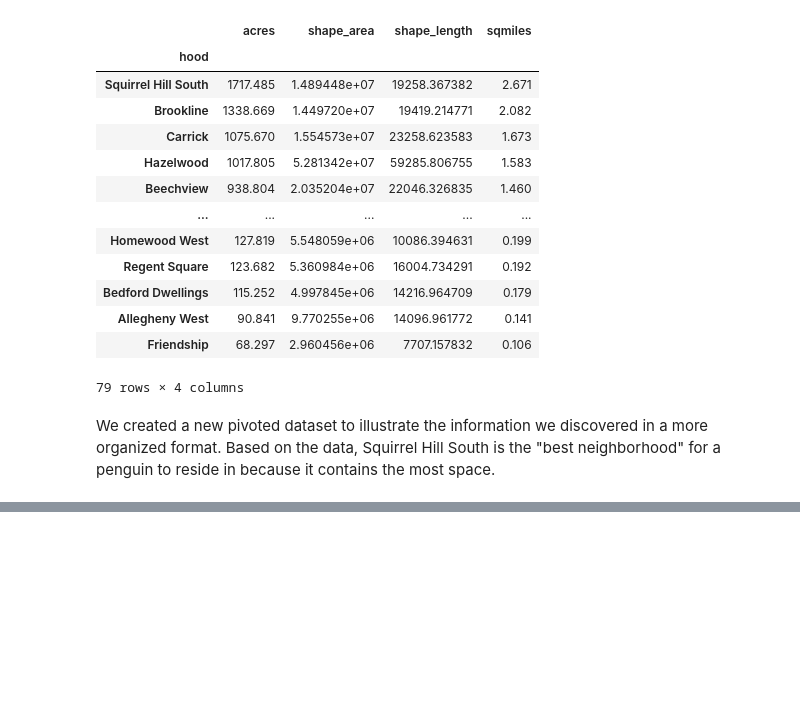
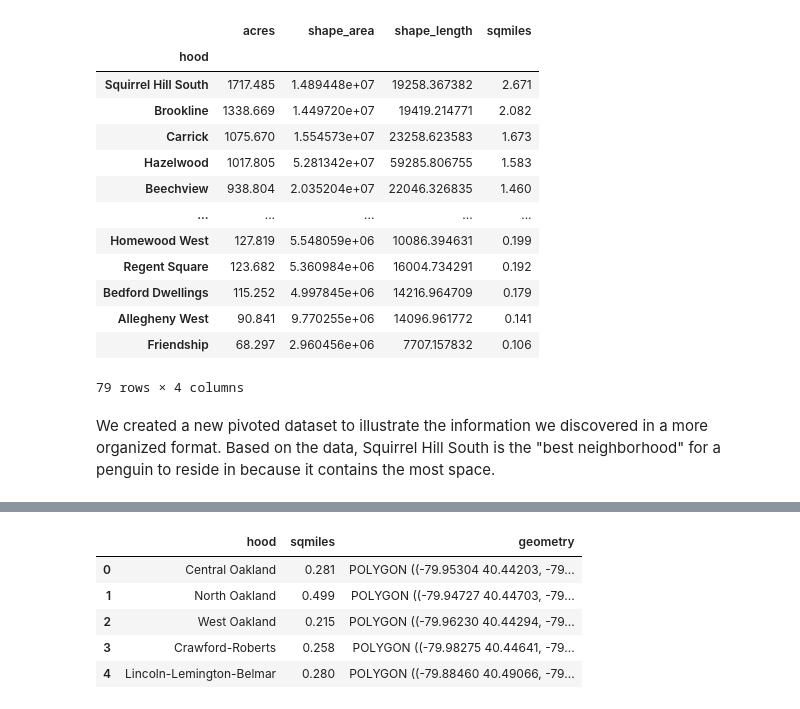
Before and after one commit to 23agowda/Final-Project, a Jupyter notebook: Final-Personal-Together.ipynb, the cells around one changed output, grey strips where cells are left out. Saved outputs shown, nothing was run; the diff lists cells and outputs as text; code cells hidden in the pictures; blank space fills up the shorter version.

```diff
--- a/Final-Personal-Together.ipynb
+++ b/Final-Personal-Together.ipynb
@@ -144,0 +155,12 @@ We created a new pivoted dataset to illustrate the information we discovered in
+# %%
+#Merging the map with the data
+census = geopandas.read_file("CensusShape/2010_Census_Tracts.shp") # read in the shapefile
+censusMerge = census.merge(neighborhood, how='left', left_on='hood', right_on='hood')
+censusMerge[['hood','sqmiles','geometry']].head()
+# %% [output]
+|  | hood | sqmiles | geometry |
+| 0 | Central Oakland | 0.281 | POLYGON ((-79.95304 40.44203, -79... |
+| 1 | North Oakland | 0.499 | POLYGON ((-79.94727 40.44703, -79... |
+| 2 | West Oakland | 0.215 | POLYGON ((-79.96230 40.44294, -79... |
+| 3 | Crawford-Roberts | 0.258 | POLYGON ((-79.98275 40.44641, -79... |
+| 4 | Lincoln-Lemington-Belmar | 0.280 | POLYGON ((-79.88460 40.49066, -79... |
```
Also changed, not shown: parts of 6 cells of this notebook, 5 other files.
